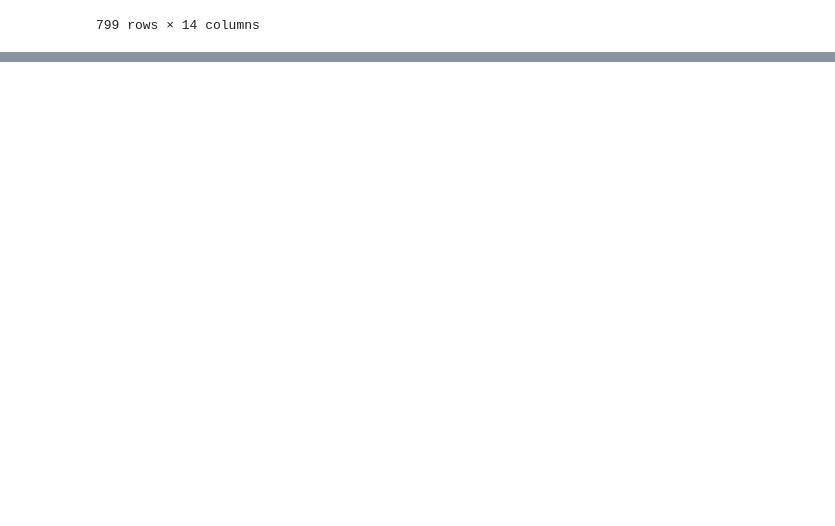
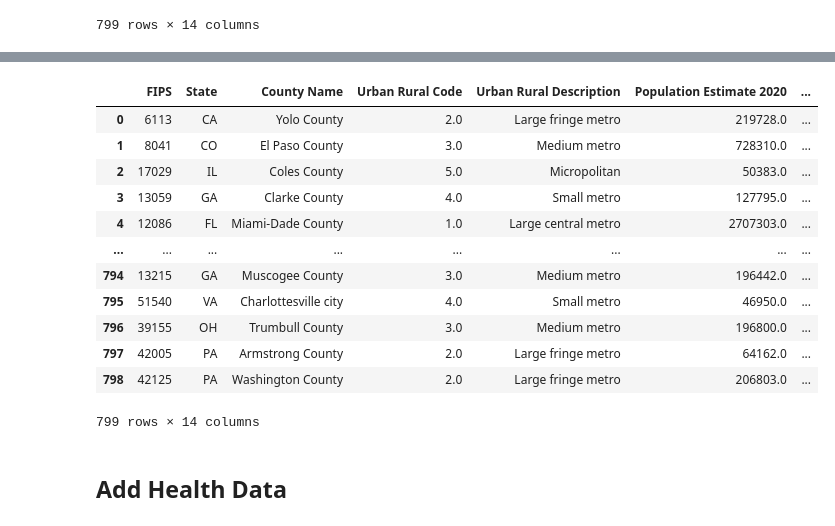
Before and after one commit to Austin-Cyr/Covid_Analysis, a Jupyter notebook: Datasets_HL/ML_Models/ETL_ML_Data.ipynb, the cells around one changed output, grey strips where cells are left out. Cells and saved outputs as stored; diff of their text form; code cells hidden in the pictures; blank space fills up the shorter version.

Commit message:
Health and Age Model

```diff
--- a/Datasets_HL/ML_Models/ETL_ML_Data.ipynb
+++ b/Datasets_HL/ML_Models/ETL_ML_Data.ipynb
@@ -118,0 +230,3 @@ machine_learning_df.to_csv('Machine_Learning_Data.csv', index= False)
+# %%
+age_plus_machine_learning_df = age_plus_machine_learning_df.dropna()
+age_plus_machine_learning_df.head()
@@ -118,0 +240,17 @@ machine_learning_df.to_csv('Machine_Learning_Data.csv', index= False)
+# %%
+age_plus_machine_learning_df = age_plus_machine_learning_df.filter(["FIPS", "State", "County Name", "Urban Rural Code", "Urban Rural Description", "Population Estimate 2020", "MEDIAN_AGE_TOT", "Total Vaccines", "Percent Vaccinated", "Case Count", "Percent of Population Cases", "COVID-19 Deaths", "Percent_Pop_Death_by_Covid", "Pct_Pop_Died_by_Covid_Above_Median"])
+age_plus_machine_learning_df
+# %% [output]
+|  | FIPS | State | County Name | Urban Rural Code | Urban Rural Description | Population Estimate 2020 | ... |
+| 0 | 6113 | CA | Yolo County | 2.0 | Large fringe metro | 219728.0 | ... |
+| 1 | 8041 | CO | El Paso County | 3.0 | Medium metro | 728310.0 | ... |
+| 2 | 17029 | IL | Coles County | 5.0 | Micropolitan | 50383.0 | ... |
+| 3 | 13059 | GA | Clarke County | 4.0 | Small metro | 127795.0 | ... |
+| 4 | 12086 | FL | Miami-Dade County | 1.0 | Large central metro | 2707303.0 | ... |
+| ... | ... | ... | ... | ... | ... | ... | ... |
+| 794 | 13215 | GA | Muscogee County | 3.0 | Medium metro | 196442.0 | ... |
+| 795 | 51540 | VA | Charlottesville city | 4.0 | Small metro | 46950.0 | ... |
+| 796 | 39155 | OH | Trumbull County | 3.0 | Medium metro | 196800.0 | ... |
+| 797 | 42005 | PA | Armstrong County | 2.0 | Large fringe metro | 64162.0 | ... |
+| 798 | 42125 | PA | Washington County | 2.0 | Large fringe metro | 206803.0 | ... |
+799 rows × 14 columns
@@ -118,0 +259,2 @@ machine_learning_df.to_csv('Machine_Learning_Data.csv', index= False)
+# %% [markdown]
+## Add Health Data
```
Also changed, not shown: parts of 29 cells of this notebook, 25 other files.
